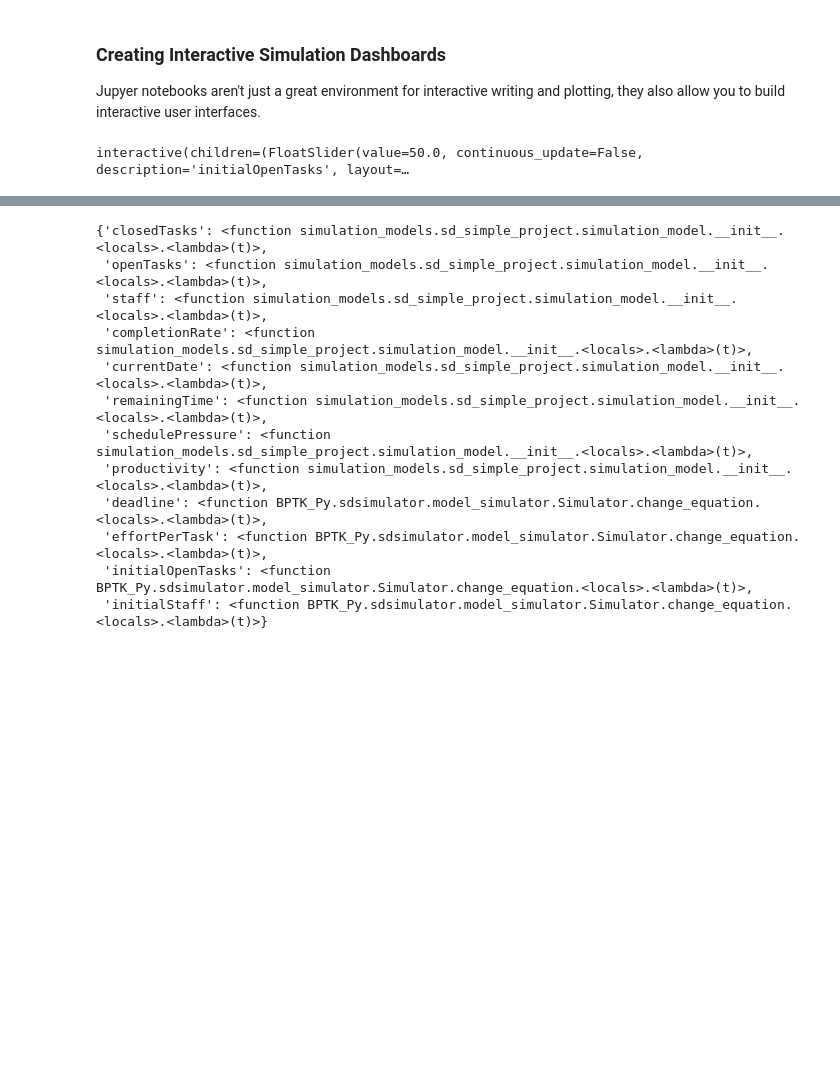
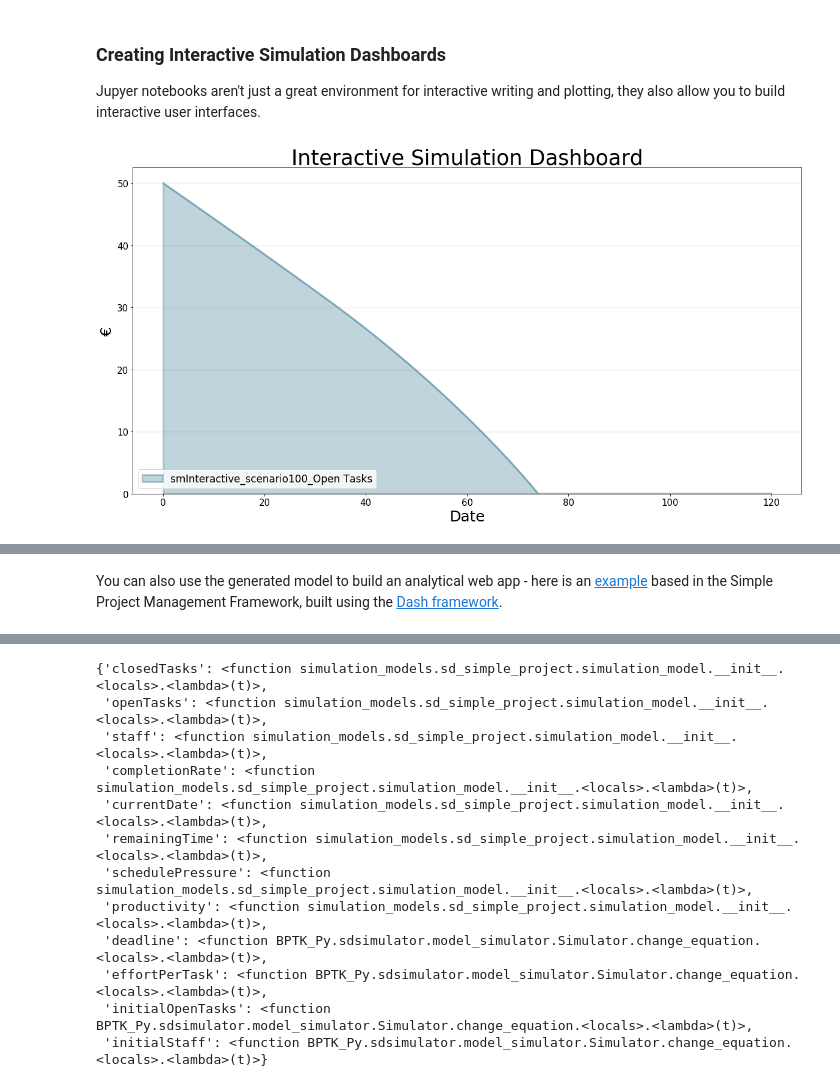
Before and after one commit to transentis/bptk_py_tutorial, a Jupyter notebook: bptk_py_introduction.ipynb, the cells around one changed output, grey strips where cells are left out. Saved outputs shown, nothing was run; the diff lists cells and outputs as text; code cells hidden in the pictures; blank space fills up the shorter version.

```diff
--- a/bptk_py_introduction.ipynb
+++ b/bptk_py_introduction.ipynb
@@ -339,3 +299,0 @@ def build_widget(self):
-# %%
-df =bptk.run_abm_with_widget(scenario_manager="ABMsmSimpleProjectManagement",scenario="scenarioSPM",agents=["task"],
-    agent_states=["open","closed"],)
@@ -384,23 +340,25 @@ Jupyer notebooks aren't just a great environment for interactive writing and plo
 # %%
 bptk.dashboard(
     scenario_managers=["smInteractive"],
     scenarios=["scenario100"],
     kind="area",
     equations=["openTasks"],
     series_names={"openTasks":"Open Tasks"},
     freq="D",
     start_date="",
     title="Interactive Simulation Dashboard",
     x_label="Date",
-    y_label="â‚¬",
+    y_label="€",
     constants=[("slider",'initialOpenTasks',50.0,100.0),("slider","deadline",0,150),("timerange")]
     )
 # %% [output]
-interactive(children=(FloatSlider(value=50.0, continuous_update=False, description='initialOpenTasks', layout=…
+[figure, added]
 # %% [markdown]
 This generates an interactive dashboard in the Jupyter Notebook that looks like this:
 
 ![Interactive Dashboard](images/intro/btpk_tutorial_dashboard.png)
+# %% [markdown]
+You can also use the generated model to build an analytical web app - here is an [example](https://prototypes.transentis.com/pm_sd) based in the Simple Project Management Framework, built using the [Dash framework](https://plot.ly/products/dash/).
 # %% [markdown]
 ### Accessing The Underlying System Dynamics Model
 
```
Also changed, not shown: parts of 17 cells of this notebook, 5 other files.
